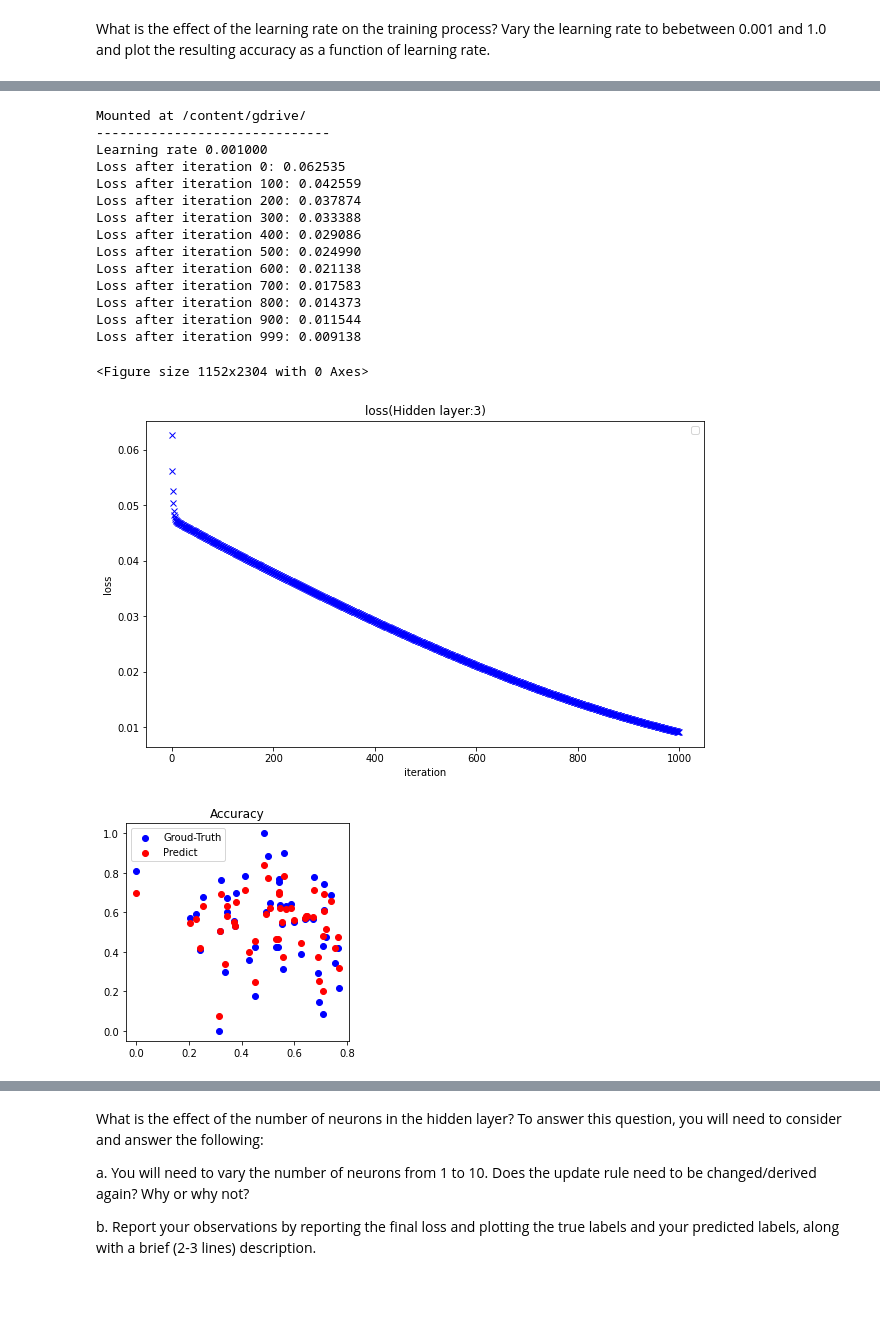
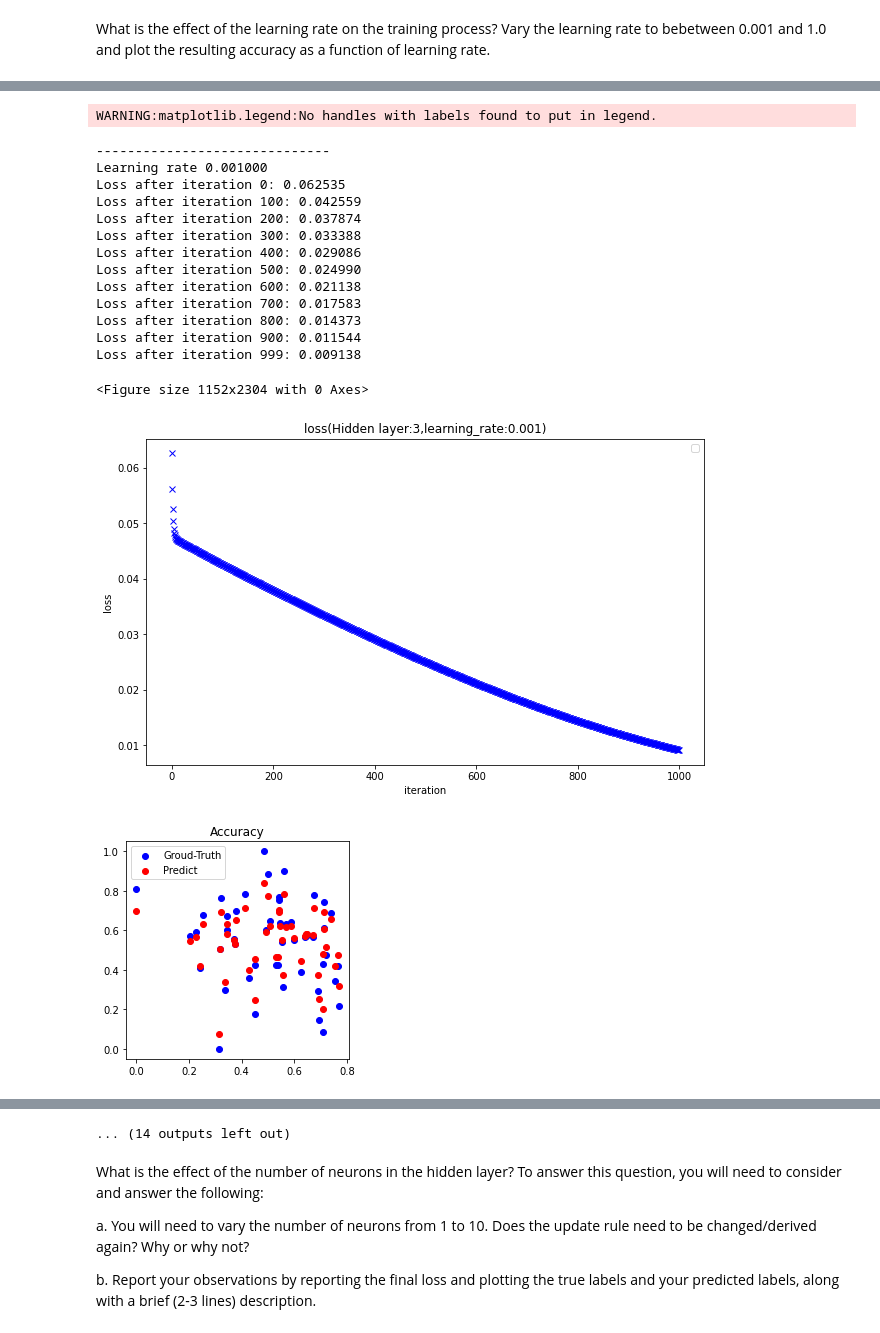
Before and after one commit to RoboticsAndCloud/Machine_Learning_2022_Fall, a Jupyter notebook: ML_Assignment2.ipynb, the cells around one changed output, grey strips where cells are left out. Cells and saved outputs as stored; diff of their text form; code cells hidden in the pictures; blank space fills up the shorter version.

```diff
--- a/ML_Assignment2.ipynb
+++ b/ML_Assignment2.ipynb
@@ -309,25 +309,6 @@ def identity_activation_function(x):
 def sigmoid(x):
   return 1.0 / (1.0 + np.exp(-x))
 
-# Helper function to evaluate the total loss on the dataset
-#  cross-entropy loss
-# def calculate_cross_entropy_loss(model, x_train, y_train):
-#     W1, b1, W2, b2 = model['W1'], model['b1'], model['W2'], model['b2']
-#     # Forward propagation to calculate our predictions
-#     z1 = x_train.dot(W1) + b1
-#     a1 = np.tanh(z1)
-#     z2 = a1.dot(W2) + b2
-#     exp_scores = np.exp(z2)
-#     # probs = exp_scores / np.sum(exp_scores, axis=1, keepdims=True)
-
-#     # Calculating the loss
-#     corect_logprobs = -np.log(probs[range(num_examples), y_train])
-#     data_loss = np.sum(corect_logprobs)
-#     # Add regulatization term to loss (optional)
-#     data_loss += reg_lambda/2 * (np.sum(np.square(W1)) + np.sum(np.square(W2)))
-#     return 1./num_examples * data_loss
-
-
 def calculate_MSE_loss(model, x_train, y_train):
     W1, b1, W2, b2 = model['W1'], model['b1'], model['W2'], model['b2']
     # Forward propagation to calculate our predictions
@@ -368,12 +349,12 @@ def calculate_accuracy(model, x_test, y_test):
 
   return 0
 
-def plot_loss(nn_hdim, loss_list):
+def plot_loss(nn_hdim, loss_list, learning_rate):
   x = np.arange(len(loss_list))
   y = loss_list
 
   plt.figure(figsize=(10, 6))
-  plt.title('loss(Hidden layer:'+str(nn_hdim)+')')
+  plt.title('loss(Hidden layer:'+str(nn_hdim)+ ',learning_rate:'+str(learning_rate) +')' )
   plt.plot(x, y, 'bx')
   plt.xlabel('iteration')
   plt.ylabel('loss')
@@ -467,7 +448,7 @@ def build_model(nn_hdim, x_train, y_train, num_passes=2000, print_loss=False, le
         if i == num_passes-1:
           print("Loss after iteration %i: %f" %(i, loss))
 
-    plot_loss(nn_hdim, loss_list)
+    plot_loss(nn_hdim, loss_list, learning_rate)
 
     return model
 
@@ -492,17 +473,17 @@ WARNING:matplotlib.legend:No handles with labels found to put in legend.
-Mounted at /content/gdrive/
-------------------------------
-Learning rate 0.001000
-Loss after iteration 0: 0.062535
-Loss after iteration 100: 0.042559
-Loss after iteration 200: 0.037874
-Loss after iteration 300: 0.033388
-Loss after iteration 400: 0.029086
-Loss after iteration 500: 0.024990
-Loss after iteration 600: 0.021138
-Loss after iteration 700: 0.017583
-Loss after iteration 800: 0.014373
-Loss after iteration 900: 0.011544
-Loss after iteration 999: 0.009138
+WARNING:matplotlib.legend:No handles with labels found to put in legend.
-<Figure size 1152x2304 with 0 Axes>
+------------------------------
+Learning rate 0.001000
+Loss after iteration 0: 0.062535
+Loss after iteration 100: 0.042559
+Loss after iteration 200: 0.037874
+Loss after iteration 300: 0.033388
+Loss after iteration 400: 0.029086
+Loss after iteration 500: 0.024990
+Loss after iteration 600: 0.021138
+Loss after iteration 700: 0.017583
+Loss after iteration 800: 0.014373
+Loss after iteration 900: 0.011544
+Loss after iteration 999: 0.009138
+<Figure size 1152x2304 with 0 Axes>
-[figure, old version]
+[figure, new version]
 [figure]
@@ -541,3 +520,4 @@ Loss after iteration 999: 0.000016
+... (14 outputs left out)
 # %% [markdown]
 What is the effect of the number of neurons in the hidden layer? To answer this question, you will need to consider and answer the following:
 
```
Also changed, not shown: parts of 1 cell of this notebook.
